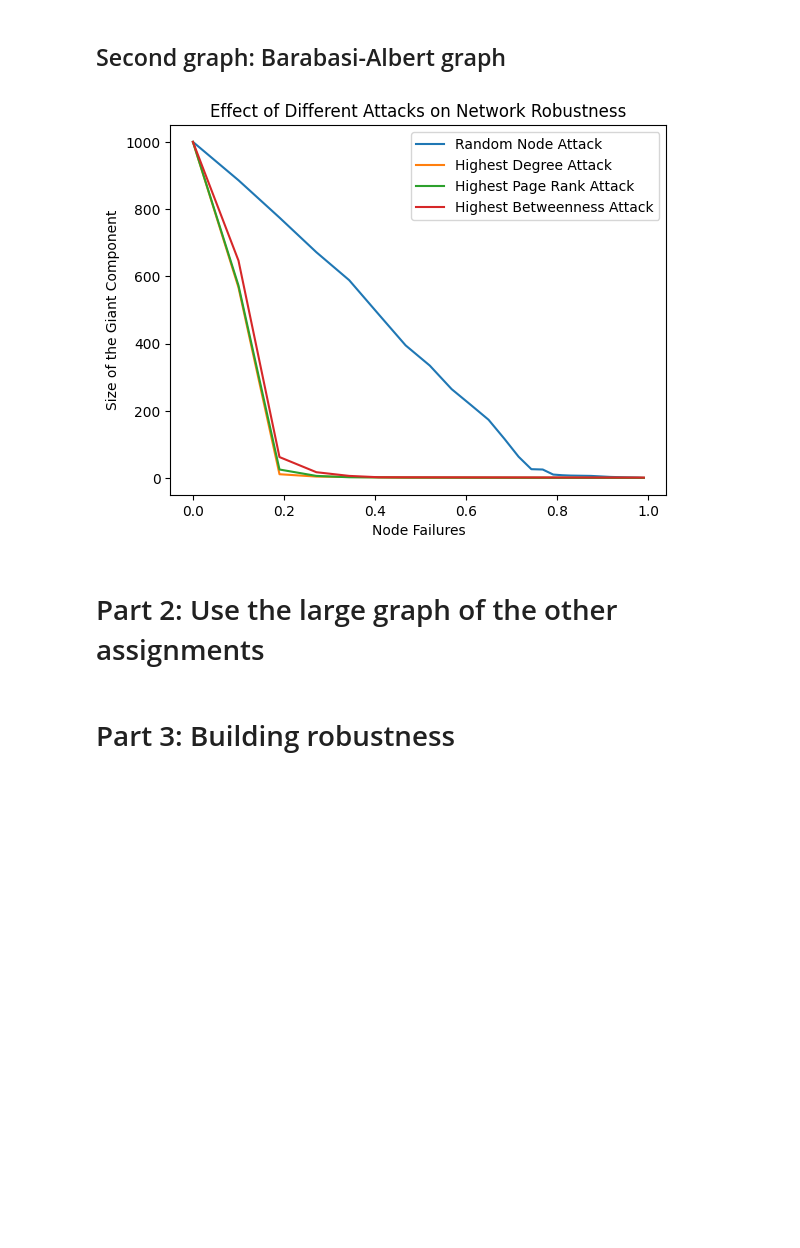
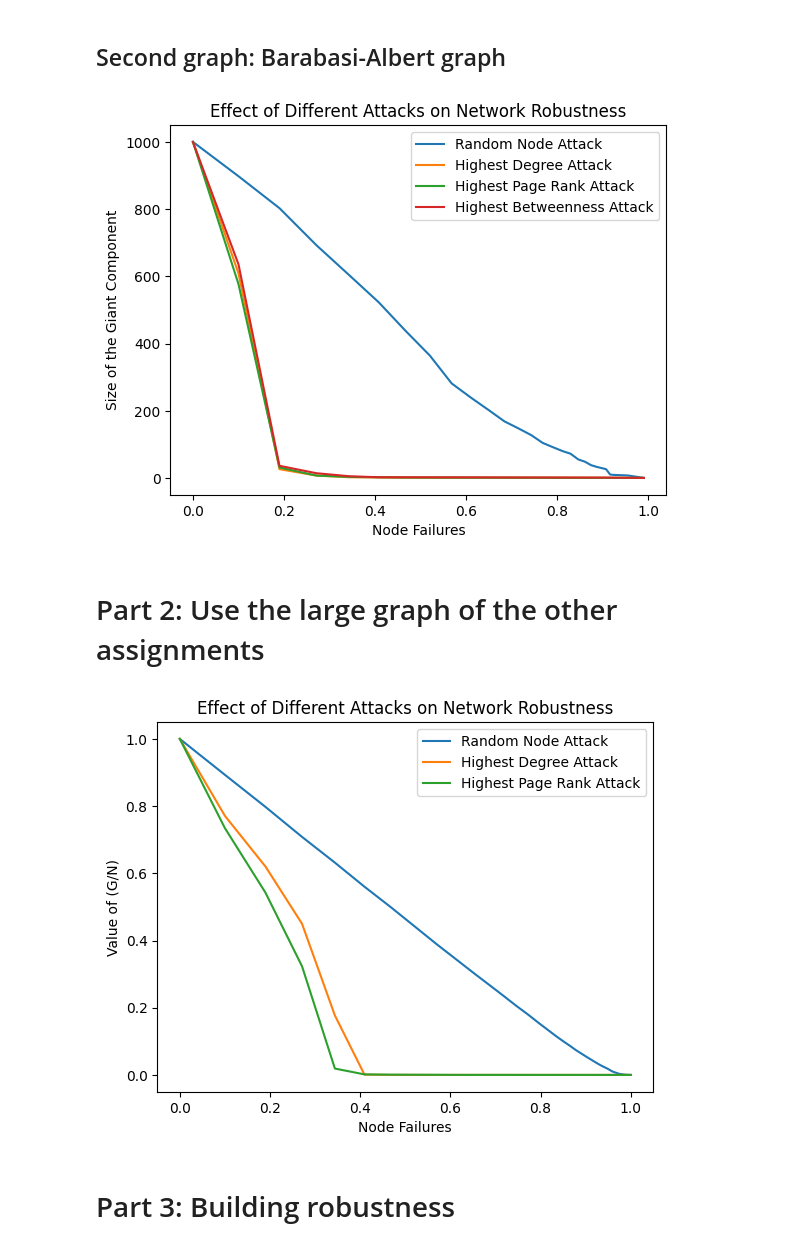
Before and after one commit to parsamlm/NetworkAnalysis, a Jupyter notebook: Step 3/network_robustness.ipynb, the cells around one changed output. Drawn from its saved outputs; the diff is of its cells as text; code cells hidden in the pictures; blank space fills up the shorter version.

```diff
--- a/Step 3/network_robustness.ipynb
+++ b/Step 3/network_robustness.ipynb
@@ -22,13 +22,13 @@ def perform_attacks(graph, attack_types):
         current_graph = graph.copy()
         while len(current_graph.nodes) > 10:
             if attack_type == 'Random Node Attack':
-                current_graph = af.remove_random_nodes_attack(current_graph, 0.1)
+                current_graph = hp.remove_random_nodes_attack(current_graph, 0.1)
             elif attack_type == 'Highest Degree Attack':
-                current_graph = af.remove_highest_degree_nodes_attack(current_graph, 0.1)
+                current_graph = hp.remove_highest_degree_nodes_attack(current_graph, 0.1)
             elif attack_type == 'Highest Page Rank Attack':
-                current_graph = af.remove_highest_page_rank_nodes_attack(current_graph, 0.1)
+                current_graph = hp.remove_highest_page_rank_nodes_attack(current_graph, 0.1)
             elif attack_type == 'Highest Betweenness Attack':
-                current_graph = af.remove_highest_betweenness_nodes_attack(current_graph, 0.1)
+                current_graph = hp.remove_highest_betweenness_nodes_attack(current_graph, 0.1)
 
             giant_component = max(nx.connected_components(current_graph), key=len)
             giant_component_size = len(giant_component)
@@ -41,7 +41,7 @@ def perform_attacks(graph, attack_types):
         plt.plot(list(results.values()), list(results.keys()), label=attack_type)
 
     plt.xlabel('Node Failures')
-    if(original_size > 1000):
+    if (original_size > 1000):
         plt.ylabel('Value of (G/N)')
     else:
         plt.ylabel('Size of the Giant Component')
@@ -67,14 +67,15 @@ giant_component_size = len(giant_component)
 attack_types = ['Random Node Attack', 'Highest Degree Attack', 'Highest Page Rank Attack', 'Highest Betweenness Attack']
 perform_attacks(G, attack_types)
 # %% [output]
-[figure, old version]
+[figure, new version]
 # %% [markdown]
 # Part 2: Use the large graph of the other assignments
 # %%
 G = nx.read_edgelist("../data/dataset.txt", create_using=nx.Graph(), nodetype=int)
-giant_component = max(nx.connected_components(G), key=len)
-giant_component_size = len(giant_component)
-attack_types = ['Random Node Attack', 'Highest Degree Attack', 'Highest Page Rank Attack', 'Highest Betweenness Attack']
+# as it is time-consuming to run the highest betweenness attack (because of calculation of betweenness) on the large graph, we will exclude it
+attack_types = ['Random Node Attack', 'Highest Degree Attack', 'Highest Page Rank Attack']
 perform_attacks(G, attack_types)
+# %% [output]
+[figure, added]
 # %% [markdown]
 # Part 3: Building robustness
```
Also changed, not shown: parts of 2 cells of this notebook, 4 other files.
